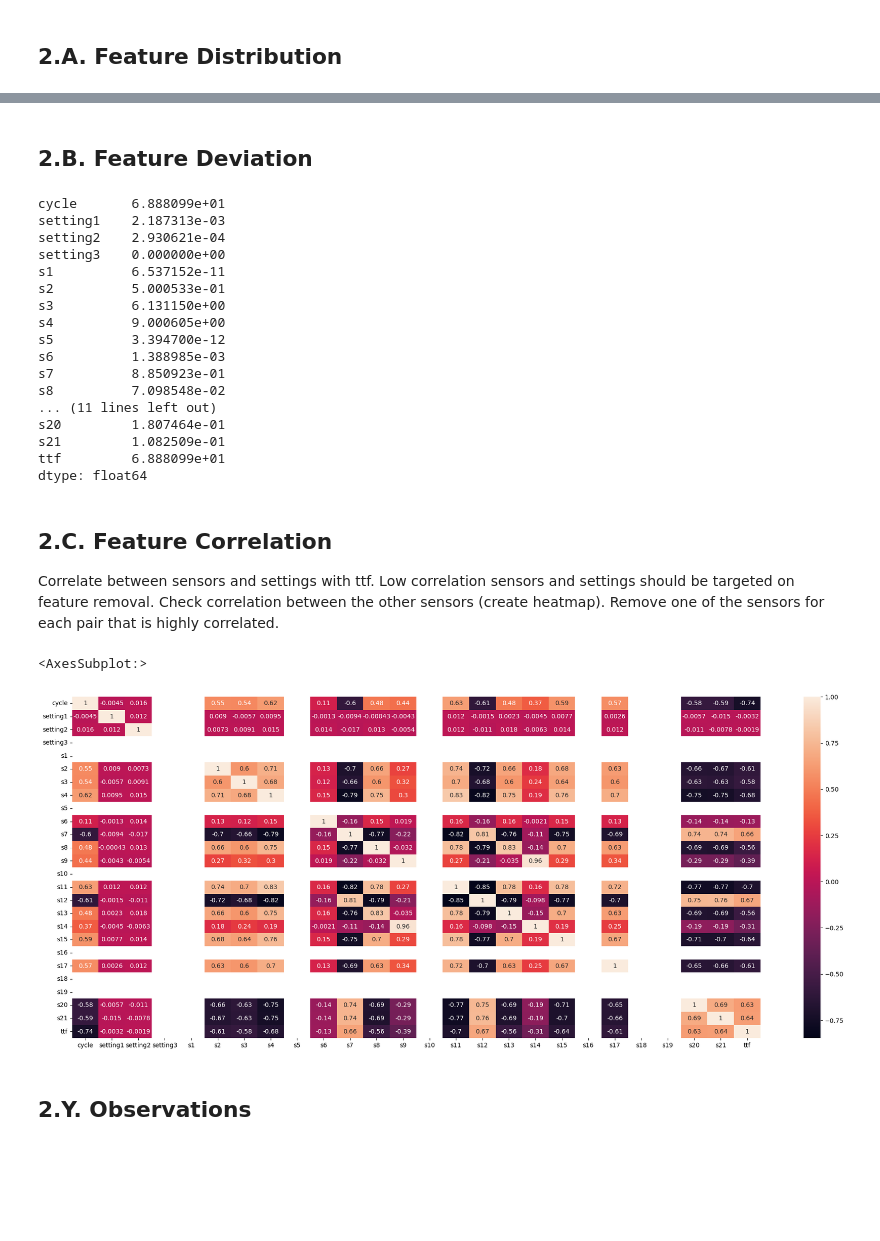
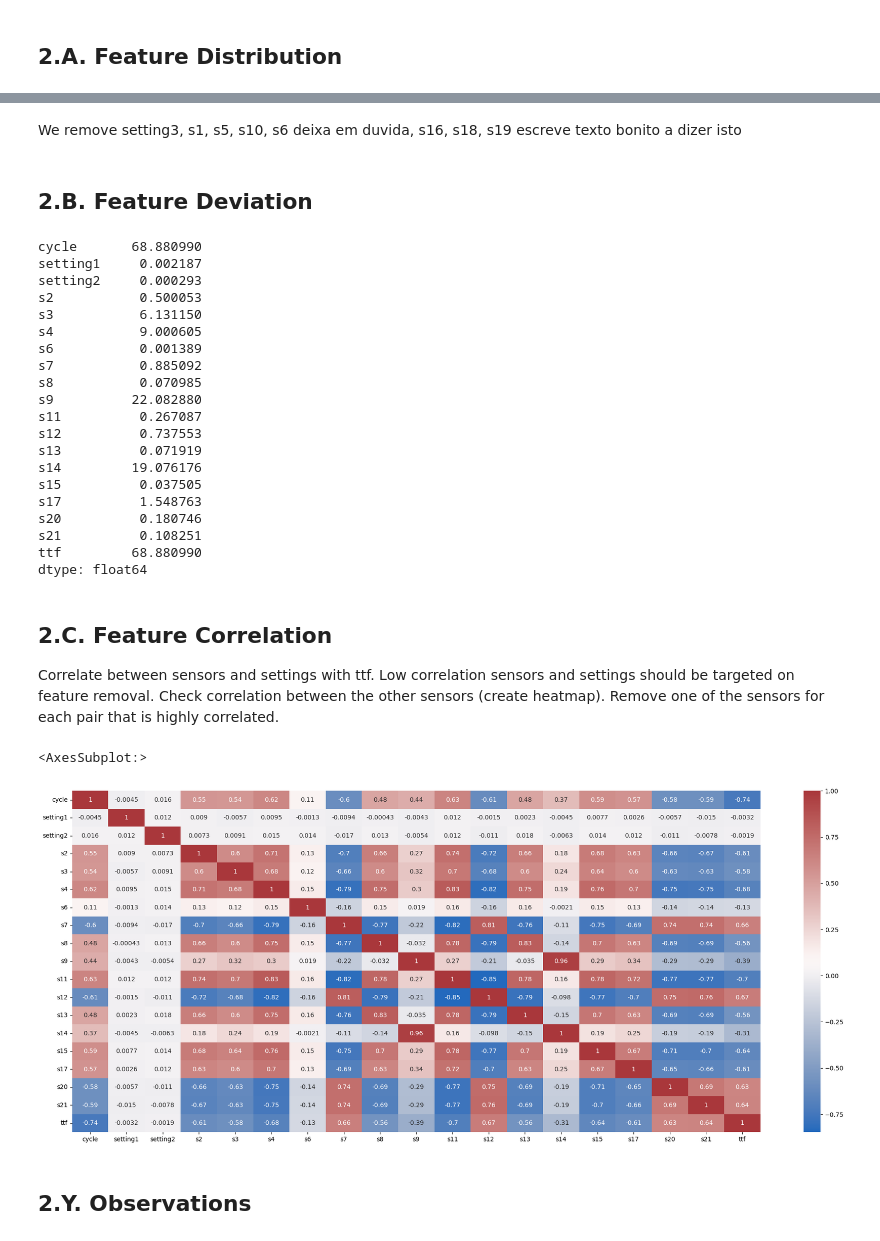
Before and after one commit to xavier-santos/Challenge2-Team7-MEIA-2022-2023, a Jupyter notebook: Notebooks/Challenge 2 - Data Exploration and Normalization.ipynb, the cells around one changed output, grey strips where cells are left out. Drawn from its saved outputs; the diff is of its cells as text; code cells hidden in the pictures; blank space fills up the shorter version.

```diff
--- a/Notebooks/Challenge 2 - Data Exploration and Normalization.ipynb
+++ b/Notebooks/Challenge 2 - Data Exploration and Normalization.ipynb
@@ -63,24 +63,31 @@ Dropdown(options=('cycle', 'setting1', 'setting2', 'setting3', 's1', 's2', 's3',
+# %% [markdown]
+We remove setting3, s1, s5, s10, s6 deixa em duvida, s16, s18, s19 escreve texto bonito a dizer isto
+# %%
+df.drop(['setting3', 's1', 's5', 's10', 's16', 's18', 's19'], axis=1, inplace=True)
 # %% [markdown]
 ## 2.B. Feature Deviation
 # %%
 print(df.std())
 # %% [output]
-cycle       6.888099e+01
-setting1    2.187313e-03
-setting2    2.930621e-04
-setting3    0.000000e+00
-s1          6.537152e-11
-s2          5.000533e-01
-s3          6.131150e+00
-s4          9.000605e+00
-s5          3.394700e-12
-s6          1.388985e-03
-s7          8.850923e-01
-s8          7.098548e-02
-... (11 lines left out)
-s20         1.807464e-01
-s21         1.082509e-01
-ttf         6.888099e+01
+cycle       68.880990
+setting1     0.002187
+setting2     0.000293
+s2           0.500053
+s3           6.131150
+s4           9.000605
+s6           0.001389
+s7           0.885092
+s8           0.070985
+s9          22.082880
+s11          0.267087
+s12          0.737553
+s13          0.071919
+s14         19.076176
+s15          0.037505
+s17          1.548763
+s20          0.180746
+s21          0.108251
+ttf         68.880990
 dtype: float64
 # %% [markdown]
 ## 2.C. Feature Correlation
@@ -90,10 +97,10 @@ Check correlation between the other sensors (create heatmap). Remove one of the
 # %%
 fig, ax = plt.subplots(figsize=(25, 10))
 
-sns.heatmap(df.corr(), ax=ax, annot=True)
+sns.heatmap(df.corr(), ax=ax, annot=True, cmap="vlag")
 # %% [output]
 <AxesSubplot:>
-[figure, old version]
+[figure, new version]
 # %% [markdown]
 ## 2.Y. Observations
 # %% [markdown]
```
Also changed, not shown: parts of 15 cells of this notebook, 5 other files.
